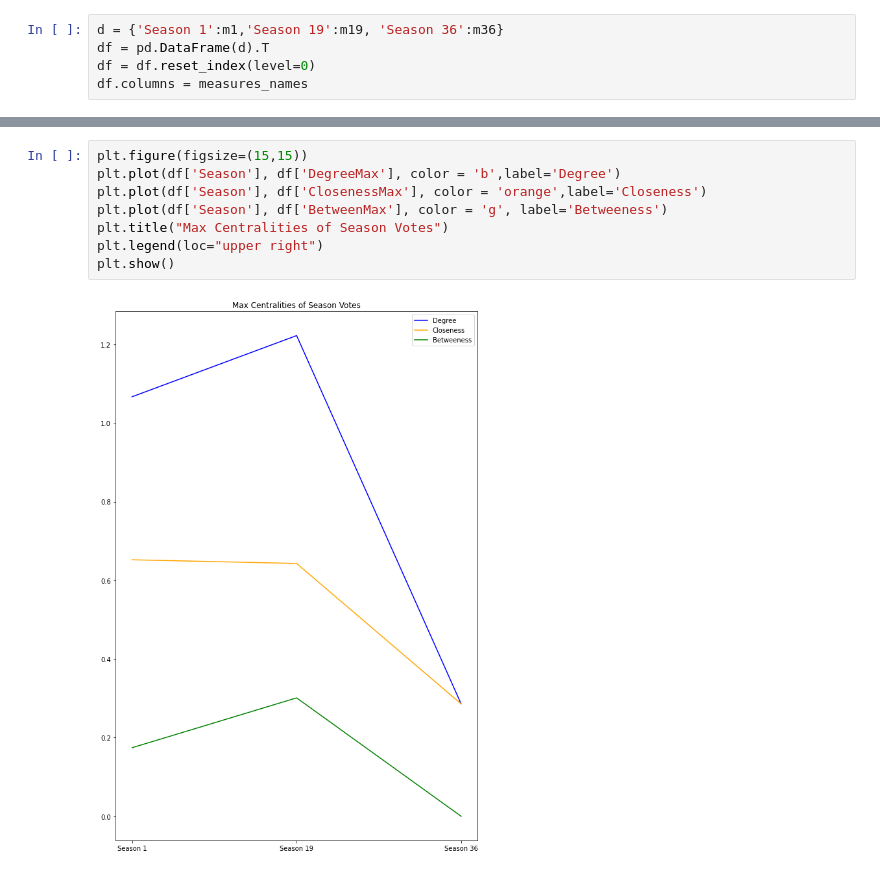
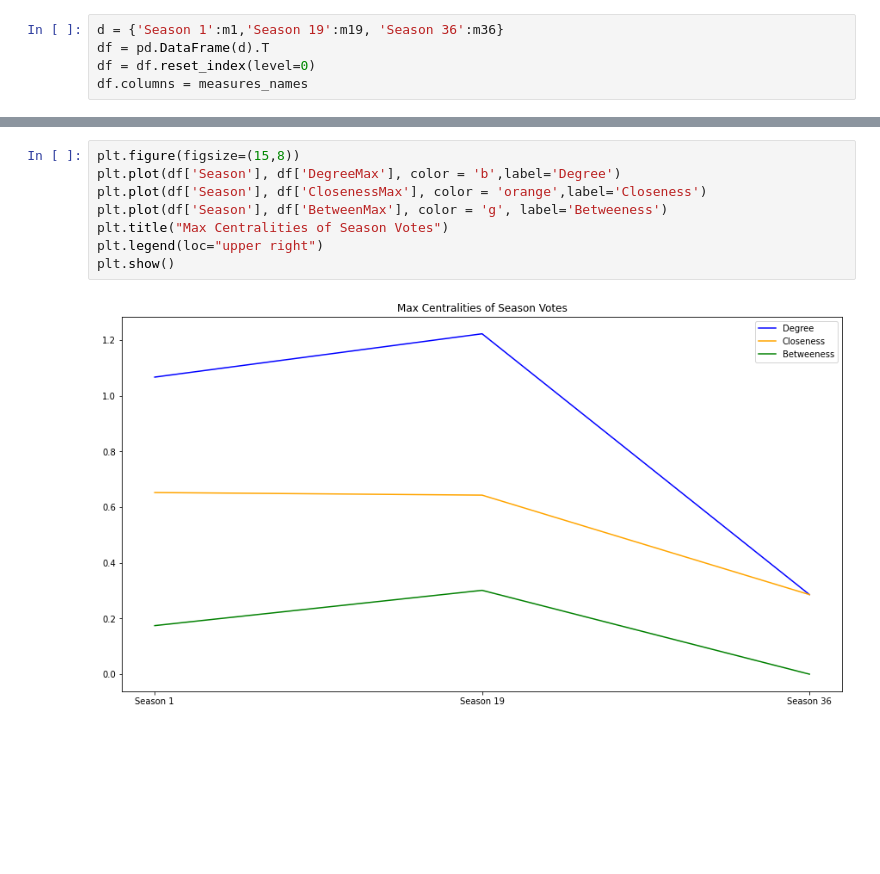
Before and after one commit to monroefarris/ANLY_645_Project, a Jupyter notebook: code/comparisons.ipynb, the cells around one changed output, grey strips where cells are left out. Drawn from its saved outputs; the diff is of its cells as text; blank space fills up the shorter version.

```diff
--- a/code/comparisons.ipynb
+++ b/code/comparisons.ipynb
@@ -302,12 +302,12 @@ df
 | 1 | Season 19 | 19.0 | 114.0 | 0.333333 | 0.420266 | -0.174196 | 0.166667 | ... |
 | 2 | Season 36 | 36.0 | 104.0 | 0.082540 | 0.000000 | -0.077044 | 0.028571 | ... |
 # %%
-plt.figure(figsize=(15,15))
+plt.figure(figsize=(15,8))
 plt.plot(df['Season'], df['DegreeMax'], color = 'b',label='Degree')
 plt.plot(df['Season'], df['ClosenessMax'], color = 'orange',label='Closeness')
 plt.plot(df['Season'], df['BetweenMax'], color = 'g', label='Betweeness')
 plt.title("Max Centralities of Season Votes")
 plt.legend(loc="upper right")
 plt.show()
 # %% [output]
-[figure, old version]
+[figure, new version]
```
Also changed, not shown: 1 other file.
